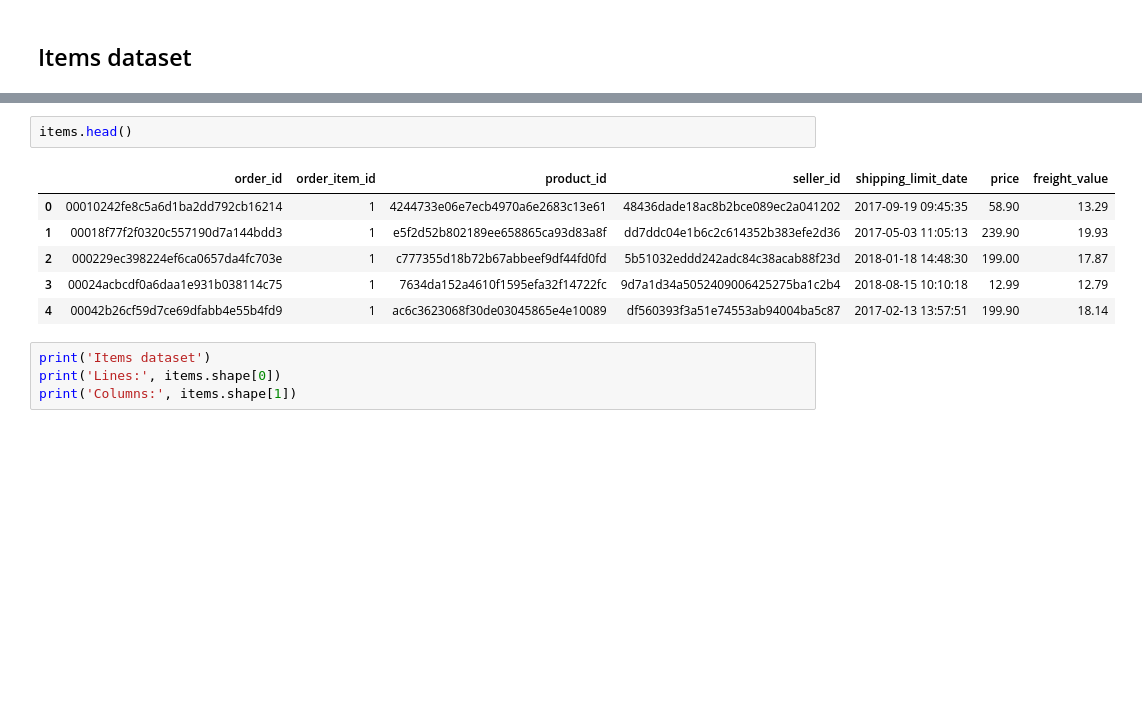
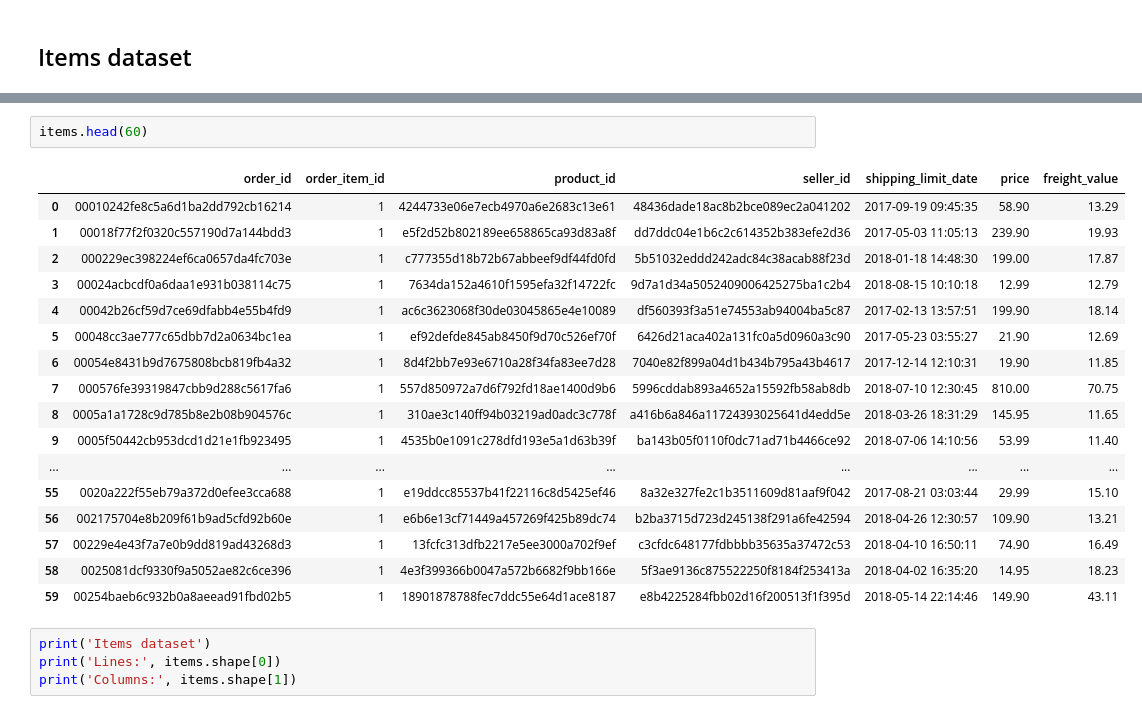
Before and after one commit to maralosil/network-science, a Jupyter notebook: olist/brazil_sales_marketplace_olist.ipynb, the cells around one changed output, grey strips where cells are left out. Drawn from its saved outputs; the diff is of its cells as text; blank space fills up the shorter version.

```diff
--- a/olist/brazil_sales_marketplace_olist.ipynb
+++ b/olist/brazil_sales_marketplace_olist.ipynb
@@ -48,12 +68,23 @@ products = pd.read_csv('datasets/olist_products_dataset.csv')
 # %%
-items.head()
+items.head(60)
 # %% [output]
 |  | order_id | order_item_id | product_id | seller_id | shipping_limit_date | price | freight_value |
 | 0 | 00010242fe8c5a6d1ba2dd792cb16214 | 1 | 4244733e06e7ecb4970a6e2683c13e61 | 48436dade18ac8b2bce089ec2a041202 | 2017-09-19 09:45:35 | 58.90 | 13.29 |
 | 1 | 00018f77f2f0320c557190d7a144bdd3 | 1 | e5f2d52b802189ee658865ca93d83a8f | dd7ddc04e1b6c2c614352b383efe2d36 | 2017-05-03 11:05:13 | 239.90 | 19.93 |
 | 2 | 000229ec398224ef6ca0657da4fc703e | 1 | c777355d18b72b67abbeef9df44fd0fd | 5b51032eddd242adc84c38acab88f23d | 2018-01-18 14:48:30 | 199.00 | 17.87 |
 | 3 | 00024acbcdf0a6daa1e931b038114c75 | 1 | 7634da152a4610f1595efa32f14722fc | 9d7a1d34a5052409006425275ba1c2b4 | 2018-08-15 10:10:18 | 12.99 | 12.79 |
 | 4 | 00042b26cf59d7ce69dfabb4e55b4fd9 | 1 | ac6c3623068f30de03045865e4e10089 | df560393f3a51e74553ab94004ba5c87 | 2017-02-13 13:57:51 | 199.90 | 18.14 |
+| 5 | 00048cc3ae777c65dbb7d2a0634bc1ea | 1 | ef92defde845ab8450f9d70c526ef70f | 6426d21aca402a131fc0a5d0960a3c90 | 2017-05-23 03:55:27 | 21.90 | 12.69 |
+| 6 | 00054e8431b9d7675808bcb819fb4a32 | 1 | 8d4f2bb7e93e6710a28f34fa83ee7d28 | 7040e82f899a04d1b434b795a43b4617 | 2017-12-14 12:10:31 | 19.90 | 11.85 |
+| 7 | 000576fe39319847cbb9d288c5617fa6 | 1 | 557d850972a7d6f792fd18ae1400d9b6 | 5996cddab893a4652a15592fb58ab8db | 2018-07-10 12:30:45 | 810.00 | 70.75 |
+| 8 | 0005a1a1728c9d785b8e2b08b904576c | 1 | 310ae3c140ff94b03219ad0adc3c778f | a416b6a846a11724393025641d4edd5e | 2018-03-26 18:31:29 | 145.95 | 11.65 |
+| 9 | 0005f50442cb953dcd1d21e1fb923495 | 1 | 4535b0e1091c278dfd193e5a1d63b39f | ba143b05f0110f0dc71ad71b4466ce92 | 2018-07-06 14:10:56 | 53.99 | 11.40 |
+| ... | ... | ... | ... | ... | ... | ... | ... |
+| 55 | 0020a222f55eb79a372d0efee3cca688 | 1 | e19ddcc85537b41f22116c8d5425ef46 | 8a32e327fe2c1b3511609d81aaf9f042 | 2017-08-21 03:03:44 | 29.99 | 15.10 |
+| 56 | 002175704e8b209f61b9ad5cfd92b60e | 1 | e6b6e13cf71449a457269f425b89dc74 | b2ba3715d723d245138f291a6fe42594 | 2018-04-26 12:30:57 | 109.90 | 13.21 |
+| 57 | 00229e4e43f7a7e0b9dd819ad43268d3 | 1 | 13fcfc313dfb2217e5ee3000a702f9ef | c3cfdc648177fdbbbb35635a37472c53 | 2018-04-10 16:50:11 | 74.90 | 16.49 |
+| 58 | 0025081dcf9330f9a5052ae82c6ce396 | 1 | 4e3f399366b0047a572b6682f9bb166e | 5f3ae9136c875522250f8184f253413a | 2018-04-02 16:35:20 | 14.95 | 18.23 |
+| 59 | 00254baeb6c932b0a8aeead91fbd02b5 | 1 | 18901878788fec7ddc55e64d1ace8187 | e8b4225284fbb02d16f200513f1f395d | 2018-05-14 22:14:46 | 149.90 | 43.11 |
 # %%
 print('Items dataset')
 print('Lines:', items.shape[0])
```
Also changed, not shown: parts of 14 cells of this notebook, 3 other files.
